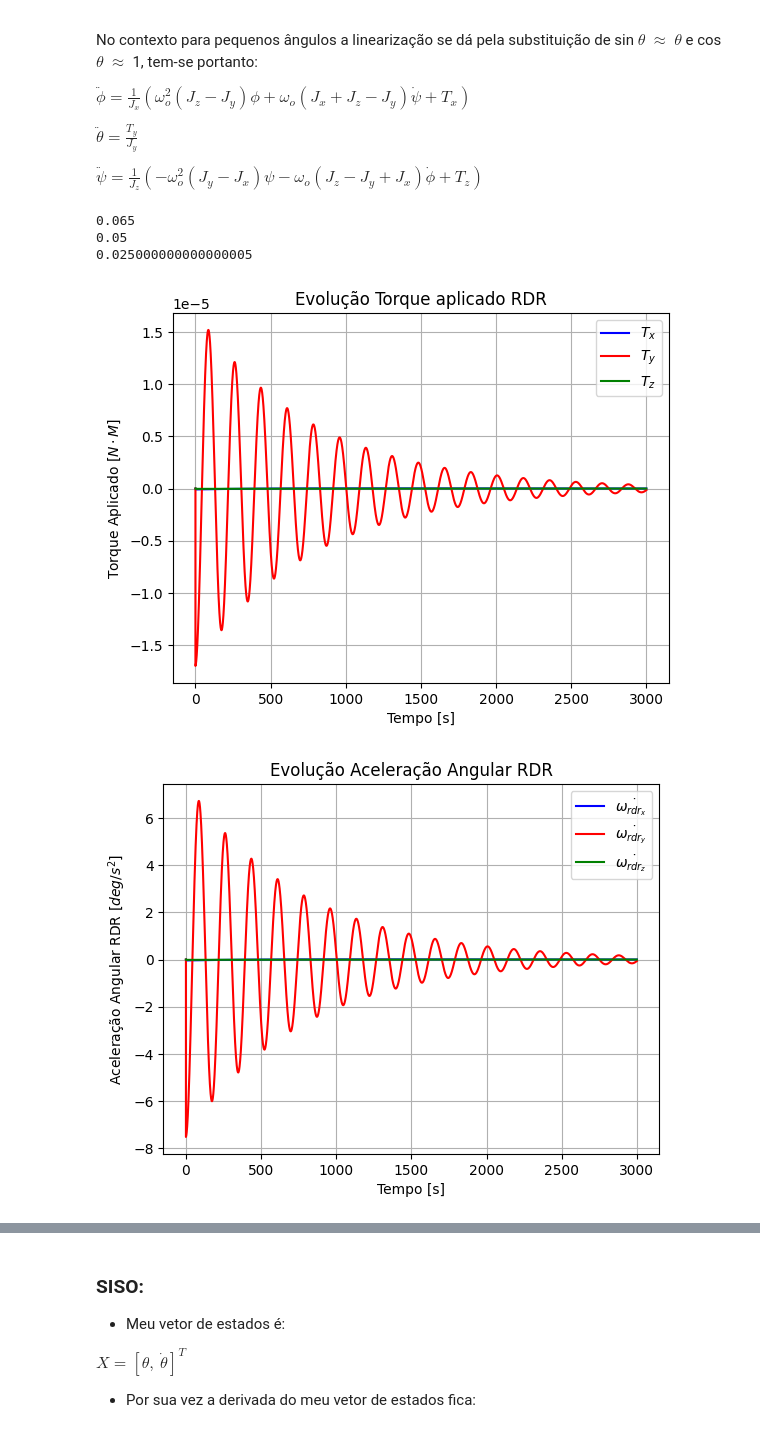
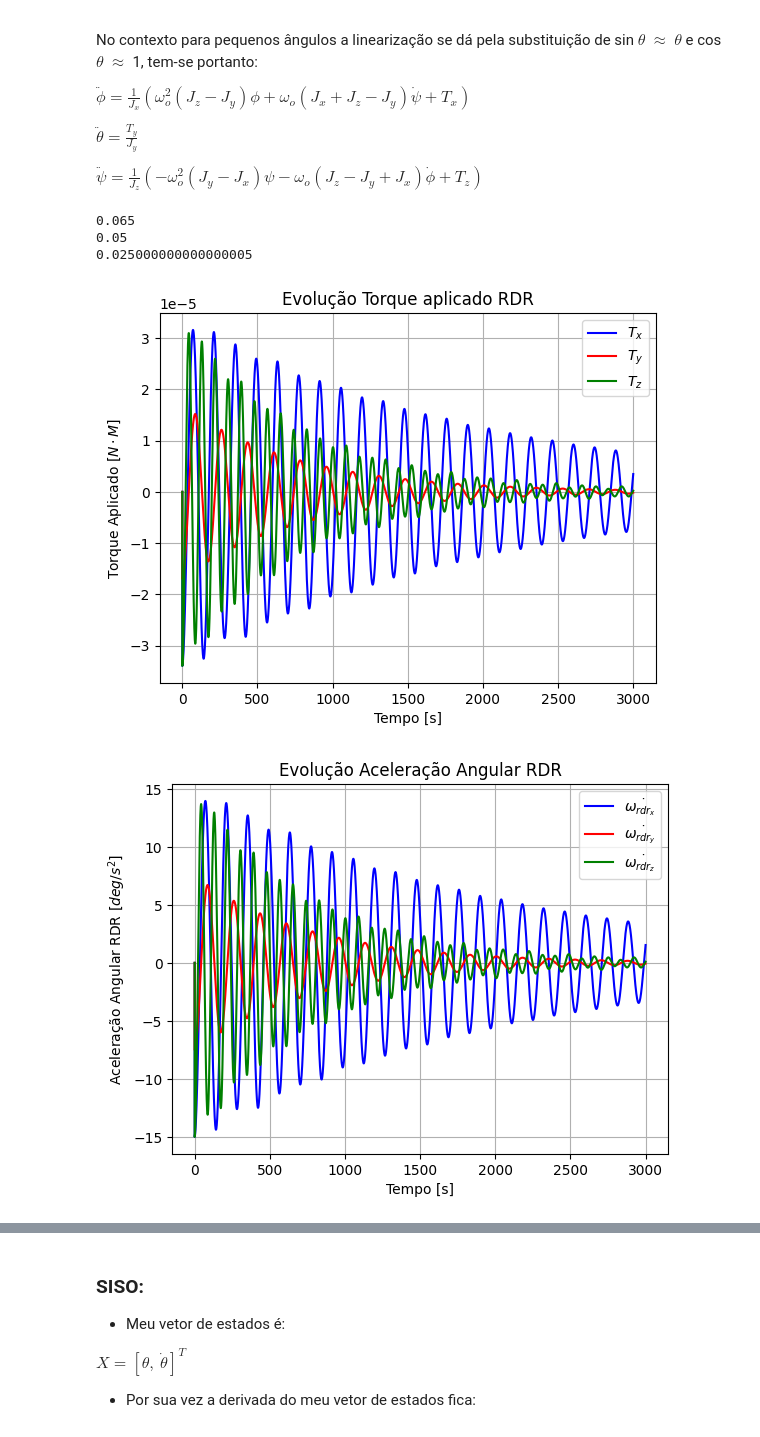
Before and after one commit to gabrielcte/labVirt_ws, a Jupyter notebook: control_design.ipynb, the cells around one changed output, grey strips where cells are left out. Drawn from its saved outputs; the diff is of its cells as text; code cells hidden in the pictures.

```diff
--- a/control_design.ipynb
+++ b/control_design.ipynb
@@ -47,8 +47,8 @@ v_SCGI = np.array([-5.19923341417592e+003, 3.82519438208177e+003, -3.97333292224
 movimentoMedio = np.sqrt(mu_Terra/a**3) # [rad/s]
 w_O_I_O = movimentoMedio
 
-samples = 100000
-dt = 0.03
+samples = 300000
+dt = 0.01
 time = np.zeros((samples, 1))
 phi = np.zeros((samples, 1))
 theta = np.zeros((samples, 1))
@@ -98,25 +98,24 @@ I_rdr = 0.5*m_rdr*r_rdr**2 # [kg*m²]
 wRDR_max = 8000/9.5492965964254 # [rad/s]
 T_max = 3.2e-3 # [N*m]
 
+# Ganhos Controlador
 K = np.array([
-    [ 1.28191298e-03,  7.62356968e-06,  1.56928976e+00,  2.79798603e-01],
-    [ 2.93214218e-06,  6.80382393e-04, -2.79798603e-01,  6.03572983e-01]
+[1.61301684e+00, 5.15160536e-02, 5.34167090e+01, 1.17972689e+00],
+[1.98138668e-02, 6.20578432e-01, 6.63276596e-02, 2.05448881e+01]
 ])
 
+K_phi_rdr_x =       -K[0][0]*0-1
+K_psi_rdr_x =       -K[0][1]*0
+K_dotphi_rdr_x =    -K[0][2]*0-0.5
+K_dotpsi_rdr_x =    -K[0][3]*0-0.5
 
+K_phi_rdr_z =       -K[1][0]*0
+K_psi_rdr_z =       -K[1][1]*0-1
+K_dotphi_rdr_z =    -K[1][2]*0-0.5
+K_dotpsi_rdr_z =    -K[1][3]*0-0.5
 
-
-K_phi_rdr_x =       -K[0][0]
-K_psi_rdr_x =       -K[0][1]
-K_dotphi_rdr_x =    -K[0][2]
-K_dotpsi_rdr_x =    -K[0][3]
-K_phi_rdr_z =       -K[1][0]
-K_psi_rdr_z =       -K[1][1]
-K_dotphi_rdr_z =    -K[1][2]
-K_dotpsi_rdr_z =    -K[1][3]
-
-K_theta = -0.5
-K_dottheta = -1
+K_theta =           -0.5
+K_dottheta =        -1
 
 for i in range(len(time)-1):
     time[i+1] = time[i]+dt
@@ -226,32 +225,32 @@ plt.title('Evolução Velocidade Angular')
 plt.plot(time,np.rad2deg(dotphi),'b',label=r'$\dot{\phi}$')
 plt.plot(time,np.rad2deg(dottheta),'r',label=r'$\dot{\theta}$')
 plt.plot(time,np.rad2deg(dotpsi),'g',label=r'$\dot{\psi}$')
 # Configurar os rótulos dos eixos
 plt.xlabel(r"Tempo [s]")
 plt.ylabel(r"Velocidade Angular [$deg/s$]")
 # Configurar a grade e proporções iguais
 plt.axis('on')
 plt.legend()
 plt.grid(True)
 
 plt.figure()
 plt.title('Evolução Atitude')
 plt.plot(time,np.rad2deg(phi),'b',label=r'$\phi$')
 plt.plot(time,np.rad2deg(theta),'r',label=r'$\theta$')
 plt.plot(time,np.rad2deg(psi),'g',label=r'$\psi$')
 # Configurar os rótulos dos eixos
 plt.xlabel(r"Tempo [s]")
 plt.ylabel(r"Atitude [$deg$]")
 # Configurar a grade e proporções iguais
 plt.axis('on')
 plt.grid(True)
 plt.legend()
 
 
 plt.show()
 # %% [output]
 0.065
 0.05
 0.025000000000000005
-[figure, old version]
+[figure, new version]
-[figure, old version]
+[figure, new version]
```
Also changed, not shown: parts of 1 cell of this notebook, 9 other files.
